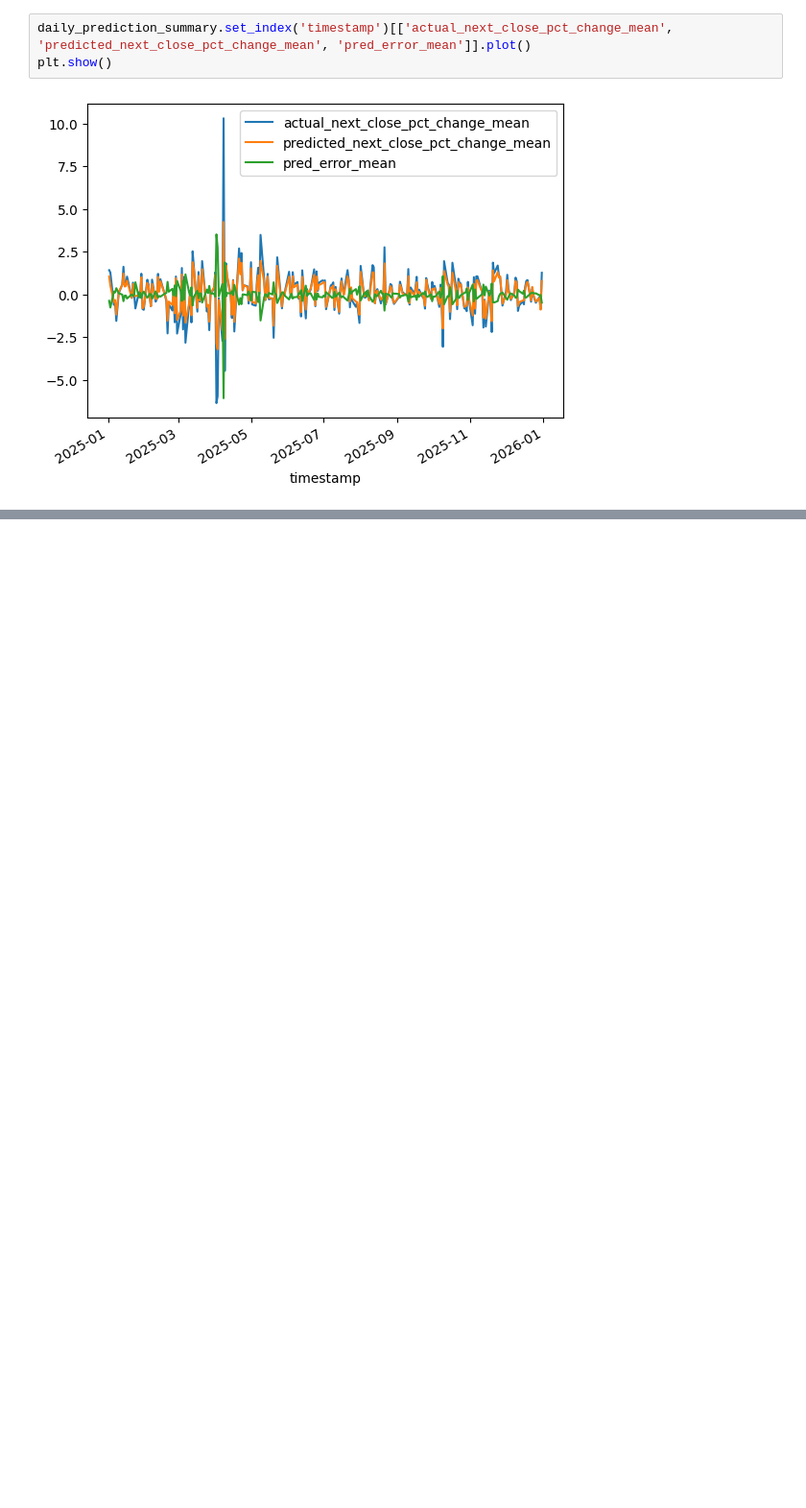
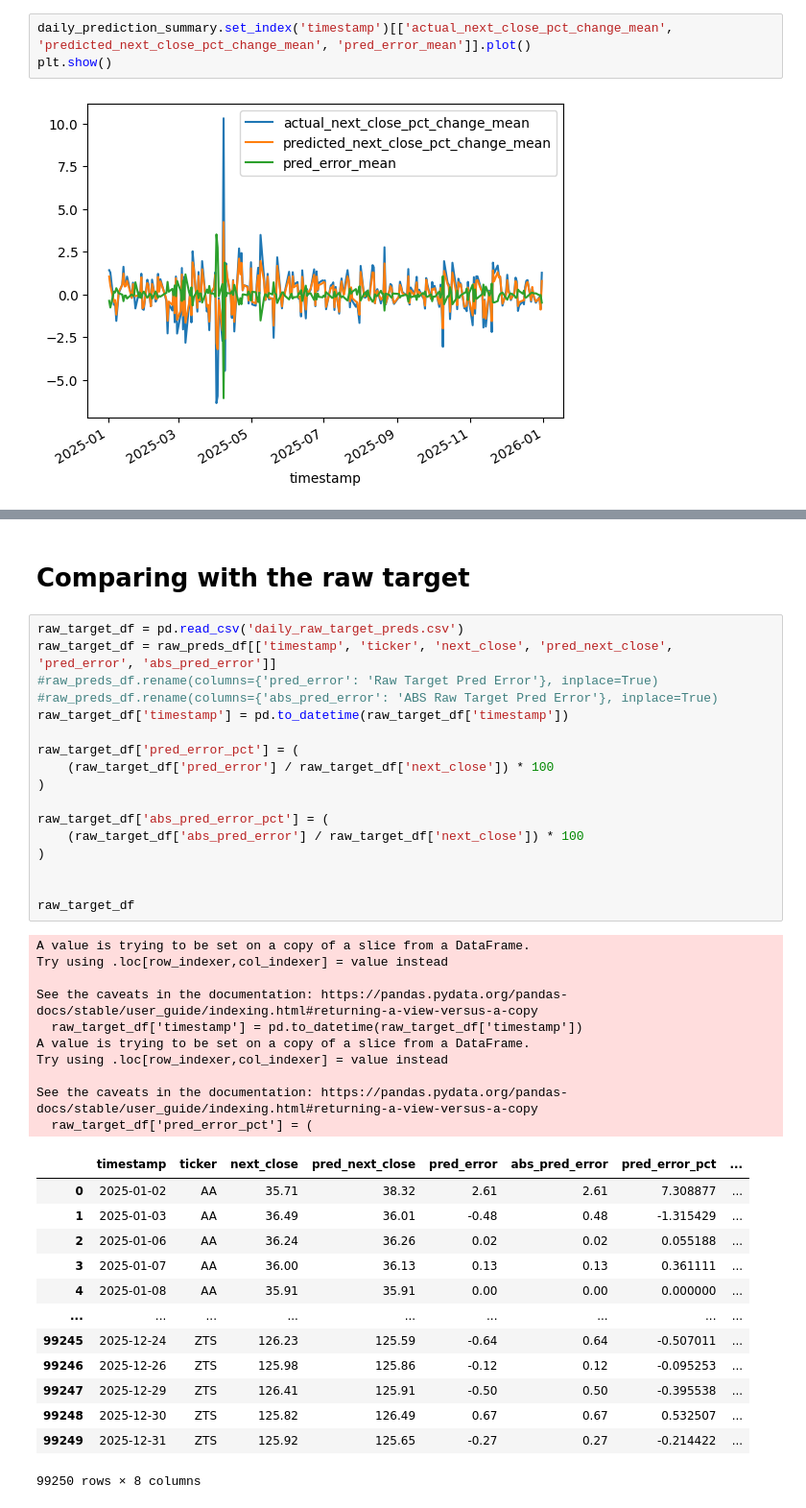
Before and after one commit to matthewcavanaugh96/megalabs, a Jupyter notebook: stock_prediction/3a - Modeling - Random Forest.ipynb, the cells around one changed output, grey strips where cells are left out. Shown at 96% size. Saved outputs shown, nothing was run; the diff lists cells and outputs as text; blank space fills up the shorter version.

Commit message:
Defined logic for comparing results with primitive models

```diff
--- a/stock_prediction/3a - Modeling - Random Forest.ipynb
+++ b/stock_prediction/3a - Modeling - Random Forest.ipynb
@@ -335,3 +319,46 @@ daily_prediction_summary.nlargest(10, 'abs_pred_error_mean')
 | 64 | 2025-04-07 | 397 | -2.717120 | -2.109244 | 0.607875 | ... |
 | 192 | 2025-10-09 | 397 | -3.064548 | -1.993401 | 1.071147 | ... |
 | 1 | 2025-01-03 | 397 | 1.280758 | 0.514030 | -0.766728 | ... |
+# %% [markdown]
+# Comparing with the raw target
+# %%
+raw_target_df = pd.read_csv('daily_raw_target_preds.csv')
+raw_target_df = raw_preds_df[['timestamp', 'ticker', 'next_close', 'pred_next_close', 'pred_error', 'abs_pred_error']]
+#raw_preds_df.rename(columns={'pred_error': 'Raw Target Pred Error'}, inplace=True)
+#raw_preds_df.rename(columns={'abs_pred_error': 'ABS Raw Target Pred Error'}, inplace=True)
+raw_target_df['timestamp'] = pd.to_datetime(raw_target_df['timestamp'])
+
+raw_target_df['pred_error_pct'] = (
+    (raw_target_df['pred_error'] / raw_target_df['next_close']) * 100
+)
+
+raw_target_df['abs_pred_error_pct'] = (
+    (raw_target_df['abs_pred_error'] / raw_target_df['next_close']) * 100
+)
+
+
+raw_target_df
+# %% [output]
+A value is trying to be set on a copy of a slice from a DataFrame.
+Try using .loc[row_indexer,col_indexer] = value instead
+
+See the caveats in the documentation: https://pandas.pydata.org/pandas-docs/stable/user_guide/indexing.html#returning-a-view-versus-a-copy
+  raw_target_df['timestamp'] = pd.to_datetime(raw_target_df['timestamp'])
+A value is trying to be set on a copy of a slice from a DataFrame.
+Try using .loc[row_indexer,col_indexer] = value instead
+
+See the caveats in the documentation: https://pandas.pydata.org/pandas-docs/stable/user_guide/indexing.html#returning-a-view-versus-a-copy
+  raw_target_df['pred_error_pct'] = (
+|  | timestamp | ticker | next_close | pred_next_close | pred_error | abs_pred_error | pred_error_pct | ... |
+| 0 | 2025-01-02 | AA | 35.71 | 38.32 | 2.61 | 2.61 | 7.308877 | ... |
+| 1 | 2025-01-03 | AA | 36.49 | 36.01 | -0.48 | 0.48 | -1.315429 | ... |
+| 2 | 2025-01-06 | AA | 36.24 | 36.26 | 0.02 | 0.02 | 0.055188 | ... |
+| 3 | 2025-01-07 | AA | 36.00 | 36.13 | 0.13 | 0.13 | 0.361111 | ... |
+| 4 | 2025-01-08 | AA | 35.91 | 35.91 | 0.00 | 0.00 | 0.000000 | ... |
+| ... | ... | ... | ... | ... | ... | ... | ... | ... |
+| 99245 | 2025-12-24 | ZTS | 126.23 | 125.59 | -0.64 | 0.64 | -0.507011 | ... |
+| 99246 | 2025-12-26 | ZTS | 125.98 | 125.86 | -0.12 | 0.12 | -0.095253 | ... |
+| 99247 | 2025-12-29 | ZTS | 126.41 | 125.91 | -0.50 | 0.50 | -0.395538 | ... |
+| 99248 | 2025-12-30 | ZTS | 125.82 | 126.49 | 0.67 | 0.67 | 0.532507 | ... |
+| 99249 | 2025-12-31 | ZTS | 125.92 | 125.65 | -0.27 | 0.27 | -0.214422 | ... |
+99250 rows × 8 columns
```
Also changed, not shown: parts of 12 cells of this notebook, 4 other files.
